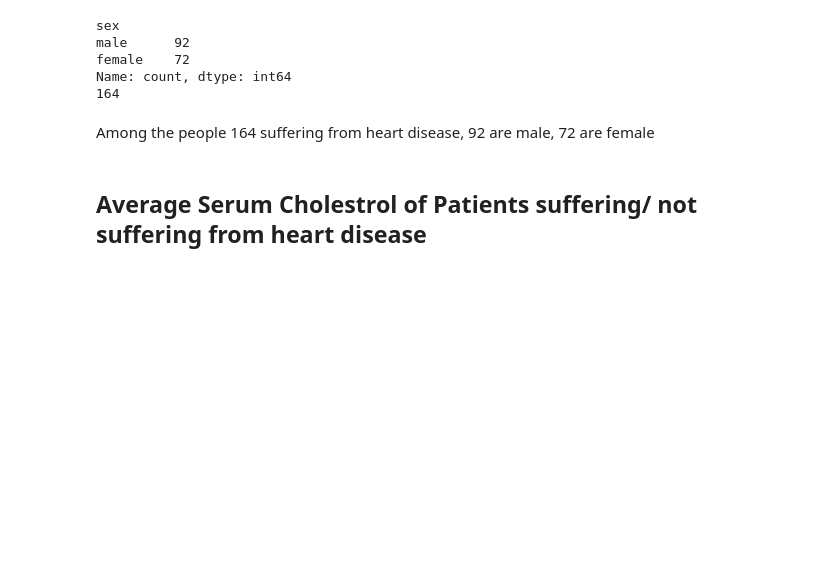
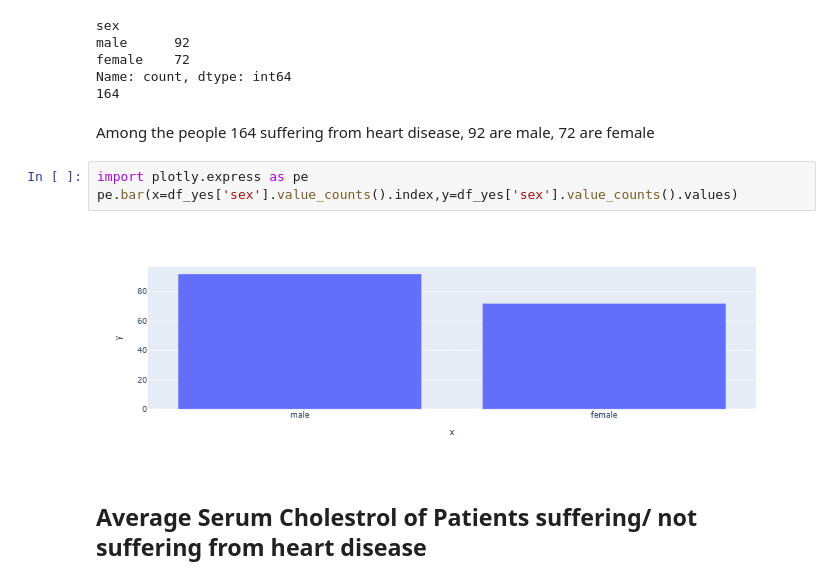
Before and after one commit to hassanaftab-coder/Python-and-AI-Bootcamp, a Jupyter notebook: Assignment2_Hassan Aftab.ipynb, the cells around one changed output. Saved outputs shown, nothing was run; the diff lists cells and outputs as text; blank space fills up the shorter version.

```diff
--- a/Assignment2_Hassan Aftab.ipynb
+++ b/Assignment2_Hassan Aftab.ipynb
@@ -327,6 +333,11 @@ Name: count, dtype: int64
 164
 # %% [markdown]
 Among the people 164 suffering from heart disease, 92 are male, 72 are female
+# %%
+import plotly.express as pe
+pe.bar(x=df_yes['sex'].value_counts().index,y=df_yes['sex'].value_counts().values)
+# %% [output]
+[figure, added]
 # %% [markdown]
 ## Average Serum Cholestrol of Patients suffering/ not suffering from heart disease
 # %%
```
Also changed, not shown: parts of 63 cells of this notebook, 1 other file.
